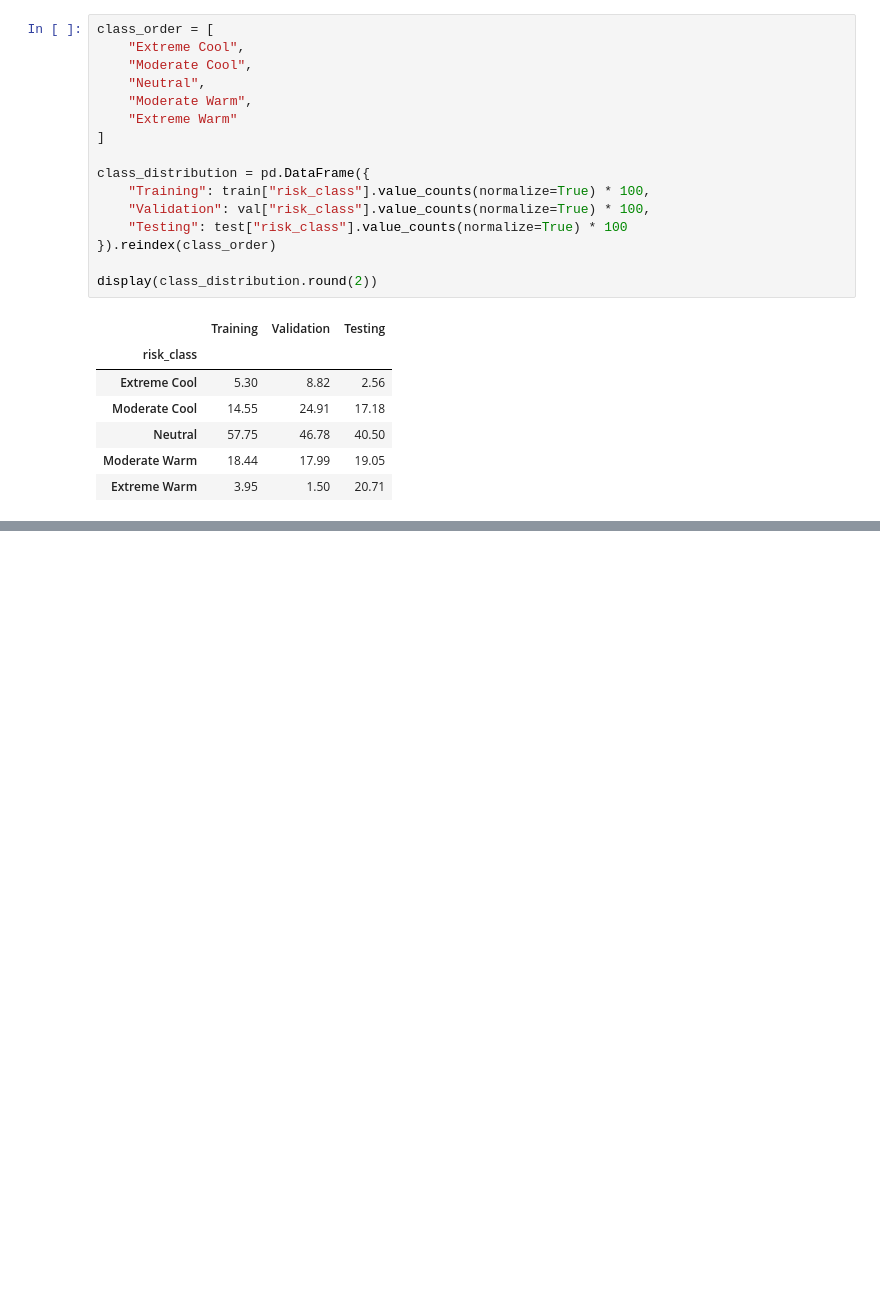
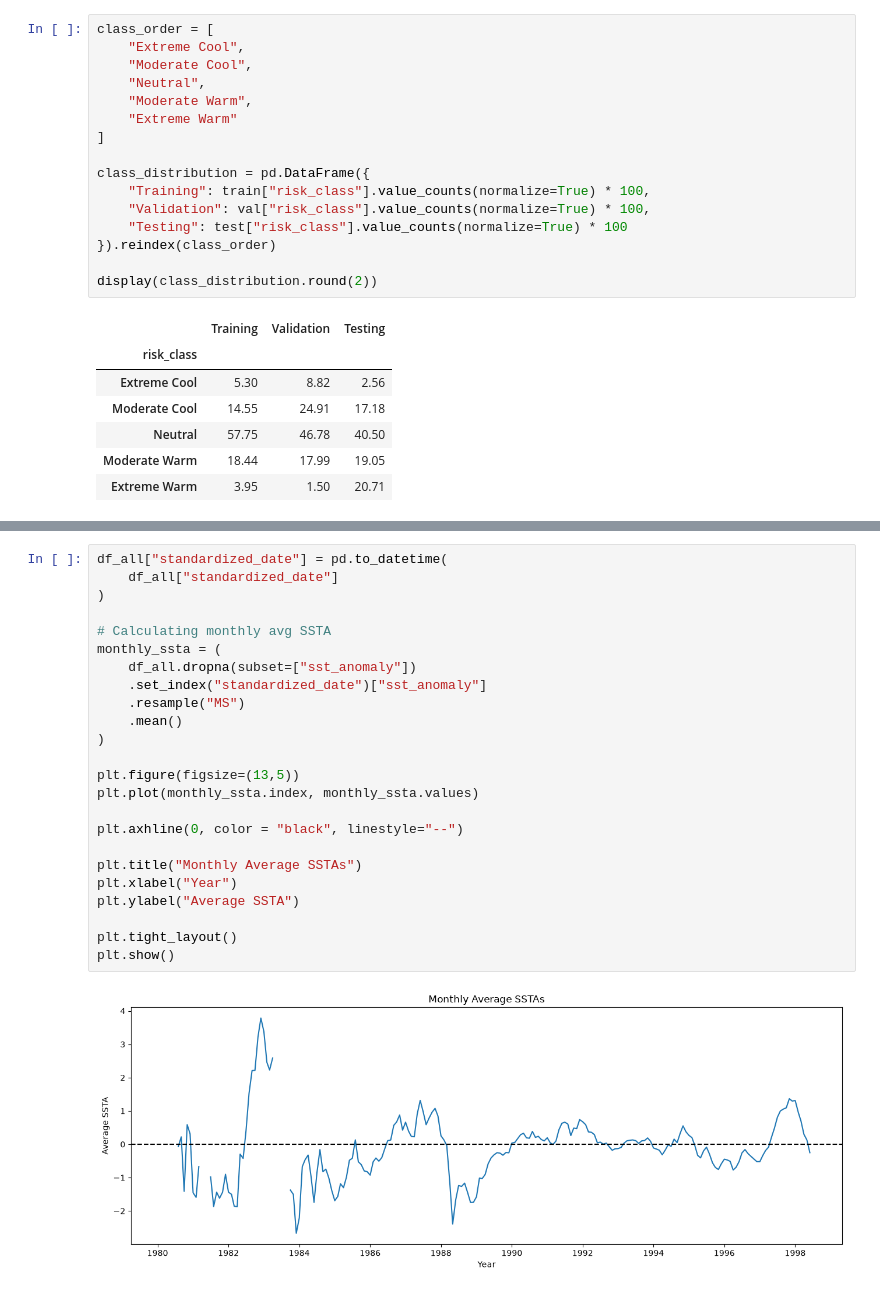
Before and after one commit to Break-Through-Tech/AWS-1A-climate-risk-modeling-for-supply-chain-resiliency, a Jupyter notebook: notebooks/eda_temporal_analysis.ipynb, the cells around one changed output, grey strips where cells are left out. Drawn from its saved outputs; the diff is of its cells as text; blank space fills up the shorter version.

```diff
--- a/notebooks/eda_temporal_analysis.ipynb
+++ b/notebooks/eda_temporal_analysis.ipynb
@@ -148,0 +265,26 @@ display(class_distribution.round(2))
+# %%
+df_all["standardized_date"] = pd.to_datetime(
+    df_all["standardized_date"]
+)
+
+# Calculating monthly avg SSTA
+monthly_ssta = (
+    df_all.dropna(subset=["sst_anomaly"])
+    .set_index("standardized_date")["sst_anomaly"]
+    .resample("MS")
+    .mean()
+)
+
+plt.figure(figsize=(13,5))
+plt.plot(monthly_ssta.index, monthly_ssta.values)
+
+plt.axhline(0, color = "black", linestyle="--")
+
+plt.title("Monthly Average SSTAs")
+plt.xlabel("Year")
+plt.ylabel("Average SSTA")
+
+plt.tight_layout()
+plt.show()
+# %% [output]
+[figure, added]
```
Also changed, not shown: parts of 17 cells of this notebook.
